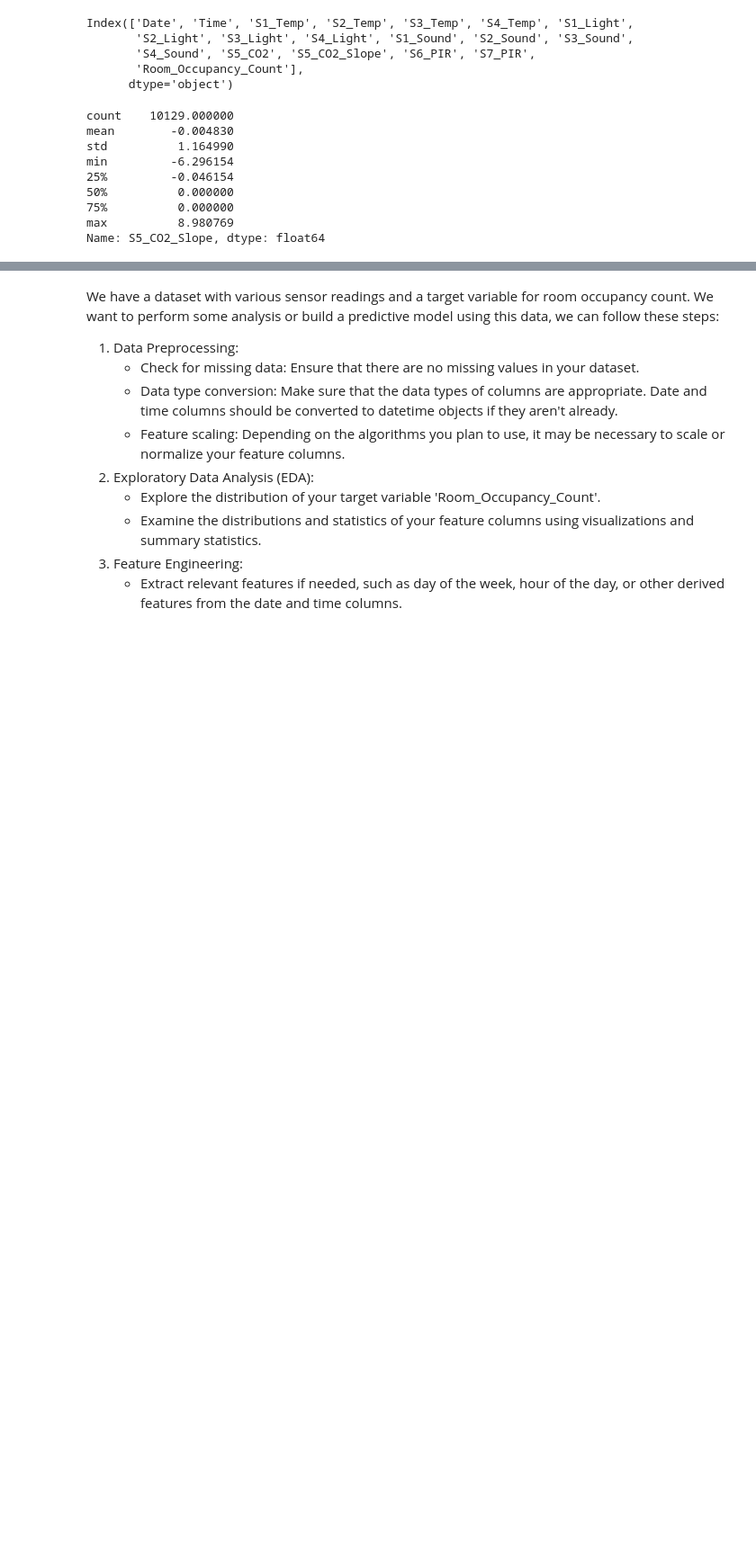
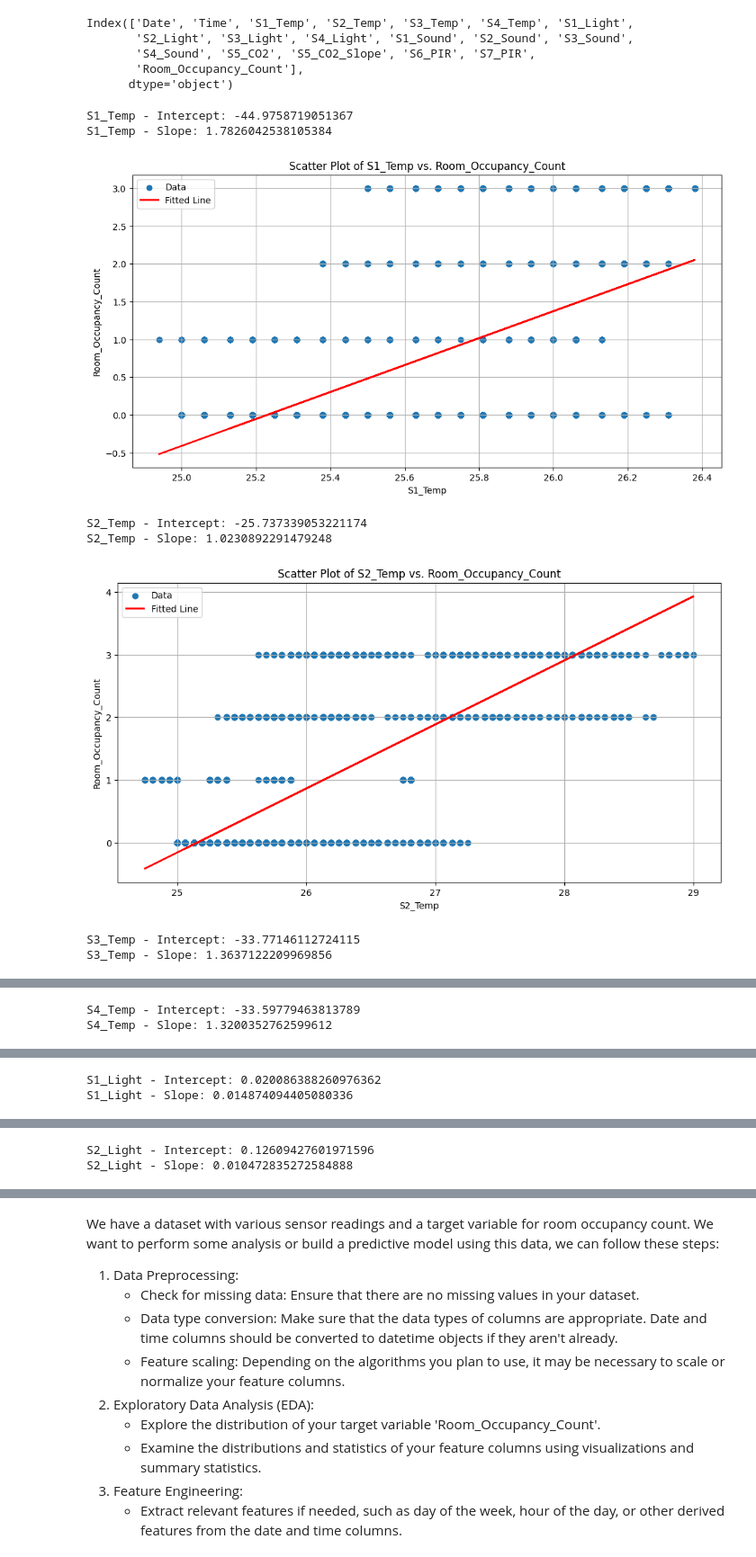
Before and after one commit to YinpuLi/room-occupancy-prediction, a Jupyter notebook: notebook/pred.ipynb, the cells around one changed output, grey strips where cells are left out. Shown at 90% size. Saved outputs shown, nothing was run; the diff lists cells and outputs as text; code cells hidden in the pictures; blank space fills up the shorter version.

```diff
--- a/notebook/pred.ipynb
+++ b/notebook/pred.ipynb
@@ -31,15 +154,50 @@ Index(['Date', 'Time', 'S1_Temp', 'S2_Temp', 'S3_Temp', 'S4_Temp', 'S1_Light',
        'S4_Sound', 'S5_CO2', 'S5_CO2_Slope', 'S6_PIR', 'S7_PIR',
        'Room_Occupancy_Count'],
       dtype='object')
-# %%
-data['S5_CO2_Slope'].describe()
-# %% [output]
-count    10129.000000
-mean        -0.004830
-std          1.164990
-min         -6.296154
-25%         -0.046154
-50%          0.000000
-75%          0.000000
-max          8.980769
-Name: S5_CO2_Slope, dtype: float64
+# %%
+from sklearn.linear_model import LinearRegression
+
+# List of sensors
+sensors = ['S1_Temp', 'S2_Temp', 'S3_Temp', 'S4_Temp', 'S1_Light',
+           'S2_Light', 'S3_Light', 'S4_Light', 'S1_Sound', 'S2_Sound', 'S3_Sound',
+           'S4_Sound', 'S5_CO2', 'S5_CO2_Slope', 'S6_PIR', 'S7_PIR']
+
+for sensor in sensors:
+    # Create scatter plot
+    plt.figure(figsize=(12, 6))
+    plt.scatter(data[sensor], data['Room_Occupancy_Count'], label='Data')
+    plt.xlabel(sensor)
+    plt.ylabel('Room_Occupancy_Count')
+    plt.title(f'Scatter Plot of {sensor} vs. Room_Occupancy_Count')
+
+    # Perform linear regression
+    X = data[sensor].values.reshape(-1, 1)
+    y = data['Room_Occupancy_Count'].values
+
+    reg = LinearRegression()
+    reg.fit(X, y)
+
+    # Plot the fitted line
+    plt.plot(X, reg.predict(X), color='red', linewidth=2, label='Fitted Line')
+
+    # Print the coefficients
+    print(f'{sensor} - Intercept: {reg.intercept_}')
+    print(f'{sensor} - Slope: {reg.coef_[0]}')
+
+    plt.legend()
+    plt.grid(True)
+
+    # Save the figure with a unique filename
+    figure_filename = os.path.join(output_directory, f'{sensor}_scatter_and_regression.png')
+    plt.savefig(figure_filename)
+
+    plt.show()
+# %% [output]
+S1_Temp - Intercept: -44.9758719051367
+S1_Temp - Slope: 1.7826042538105384
+[figure, added]
+S2_Temp - Intercept: -25.737339053221174
+S2_Temp - Slope: 1.0230892291479248
+[figure, added]
+S3_Temp - Intercept: -33.77146112724115
+S3_Temp - Slope: 1.3637122209969856
@@ -45,0 +205,2 @@ Name: S5_CO2_Slope, dtype: float64
+S4_Temp - Intercept: -33.59779463813789
+S4_Temp - Slope: 1.3200352762599612
@@ -45,0 +208,2 @@ Name: S5_CO2_Slope, dtype: float64
+S1_Light - Intercept: 0.020086388260976362
+S1_Light - Slope: 0.014874094405080336
@@ -45,0 +211,2 @@ Name: S5_CO2_Slope, dtype: float64
+S2_Light - Intercept: 0.12609427601971596
+S2_Light - Slope: 0.010472835272584888
```
Also changed, not shown: parts of 16 cells of this notebook, 33 other files.
